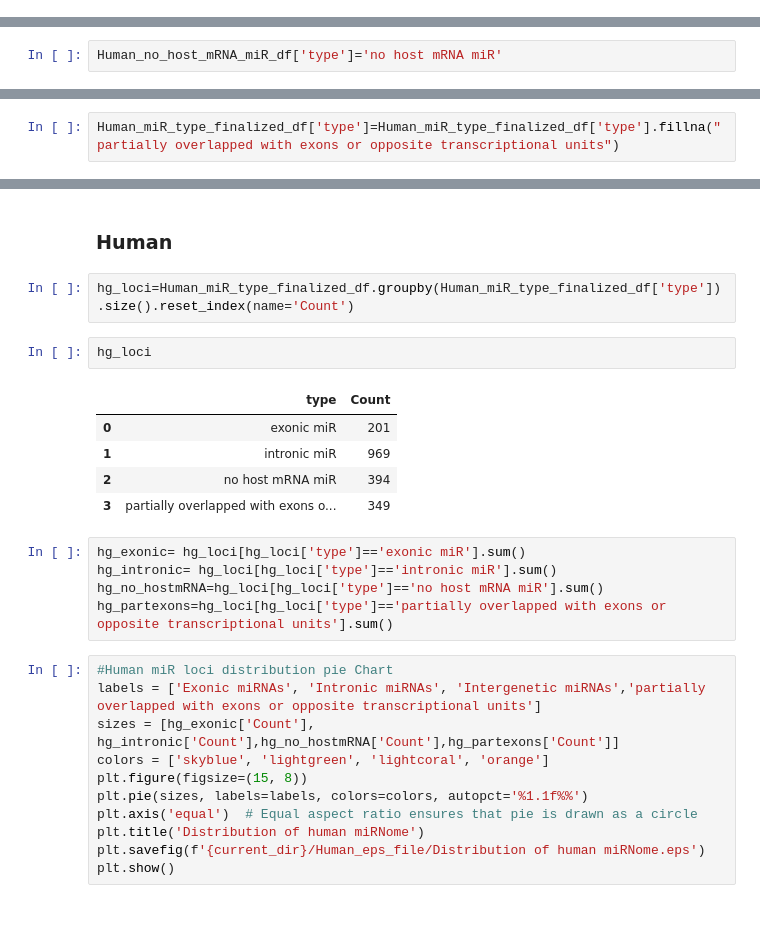
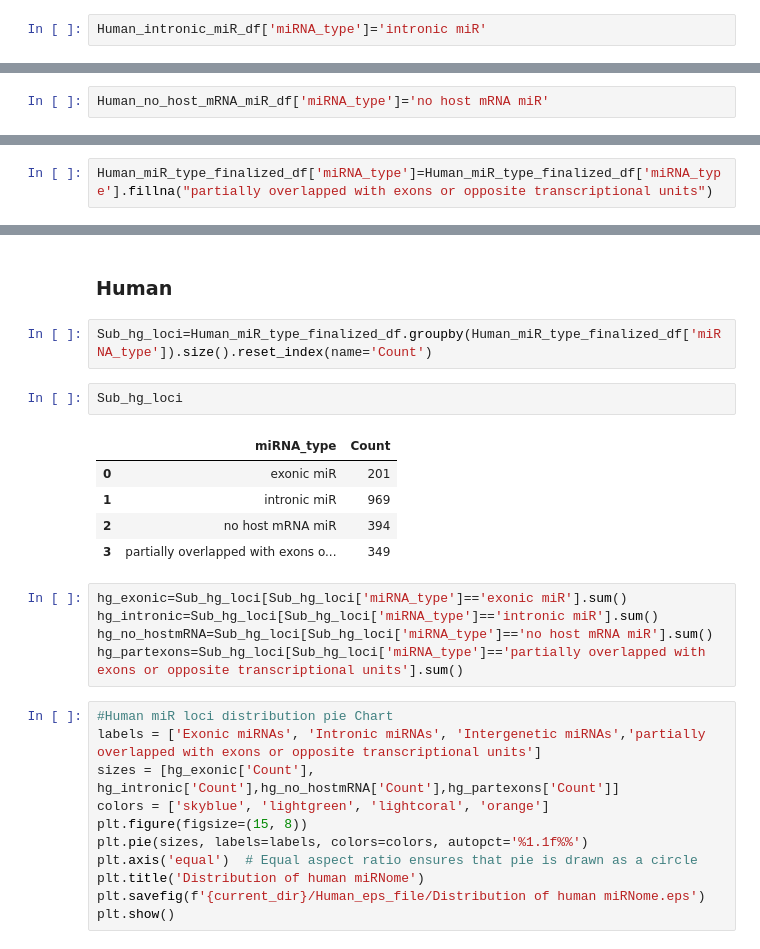
Before and after one commit to TyronChang/Exonic-microRNA-analysis, a Jupyter notebook: Human_miR_analysis_ 70724.ipynb, the cells around one changed output, grey strips where cells are left out. Cells and saved outputs as stored; diff of their text form; blank space fills up the shorter version.

```diff
--- a/Human_miR_analysis_ 70724.ipynb
+++ b/Human_miR_analysis_ 70724.ipynb
@@ -566,5 +564,7 @@ Human_intronic_miR_df['type']='intronic miR'
 # %%
 Human_intronic_miR_df=Human_intronic_miR_df.loc[Human_intronic_miR_df['miR_type']=="miRNA_primary_transcript"]
+# %%
+Human_intronic_miR_df['miRNA_type']='intronic miR'
 # %%
 Human_intronic_miR_df.head()
 # %% [output]
@@ -592,2 +594,2 @@ Human_no_host_mRNA_miR_df=pd.read_csv(f'{current_dir}/Human_tsv_file/human_miR_n
 # %%
-Human_no_host_mRNA_miR_df['type']='no host mRNA miR'
+Human_no_host_mRNA_miR_df['miRNA_type']='no host mRNA miR'
@@ -664,7 +664,7 @@ Human_miR_type_finalized_df.shape
 # %% [markdown]
 ### Human
 # %%
-Human_miR_type_finalized_df['type']=Human_miR_type_finalized_df['type'].fillna("partially overlapped with exons or opposite transcriptional units")
+Human_miR_type_finalized_df['miRNA_type']=Human_miR_type_finalized_df['miRNA_type'].fillna("partially overlapped with exons or opposite transcriptional units")
 # %%
 Human_miR_type_finalized_df['miR_Name']=Human_miR_type_finalized_df['miR_Name'].str.replace("Name=","")
 # %%
@@ -687,20 +731,20 @@ Index(['miR_chrom', 'miR_exonStarts', 'miR_exonEnds', 'miR_type', 'miR_Name',
 # %% [markdown]
 ### Human
 # %%
-hg_loci=Human_miR_type_finalized_df.groupby(Human_miR_type_finalized_df['type']).size().reset_index(name='Count')
+Sub_hg_loci=Human_miR_type_finalized_df.groupby(Human_miR_type_finalized_df['miRNA_type']).size().reset_index(name='Count')
 # %%
-hg_loci
+Sub_hg_loci
 # %% [output]
-|  | type | Count |
+|  | miRNA_type | Count |
 | 0 | exonic miR | 201 |
 | 1 | intronic miR | 969 |
 | 2 | no host mRNA miR | 394 |
 | 3 | partially overlapped with exons o... | 349 |
 # %%
-hg_exonic= hg_loci[hg_loci['type']=='exonic miR'].sum()
-hg_intronic= hg_loci[hg_loci['type']=='intronic miR'].sum()
-hg_no_hostmRNA=hg_loci[hg_loci['type']=='no host mRNA miR'].sum()
-hg_partexons=hg_loci[hg_loci['type']=='partially overlapped with exons or opposite transcriptional units'].sum()
+hg_exonic=Sub_hg_loci[Sub_hg_loci['miRNA_type']=='exonic miR'].sum()
+hg_intronic=Sub_hg_loci[Sub_hg_loci['miRNA_type']=='intronic miR'].sum()
+hg_no_hostmRNA=Sub_hg_loci[Sub_hg_loci['miRNA_type']=='no host mRNA miR'].sum()
+hg_partexons=Sub_hg_loci[Sub_hg_loci['miRNA_type']=='partially overlapped with exons or opposite transcriptional units'].sum()
 # %%
 #Human miR loci distribution pie Chart
 labels = ['Exonic miRNAs', 'Intronic miRNAs', 'Intergenetic miRNAs','partially overlapped with exons or opposite transcriptional units']
```
Also changed, not shown: parts of 17 cells of this notebook, 24 other files.
